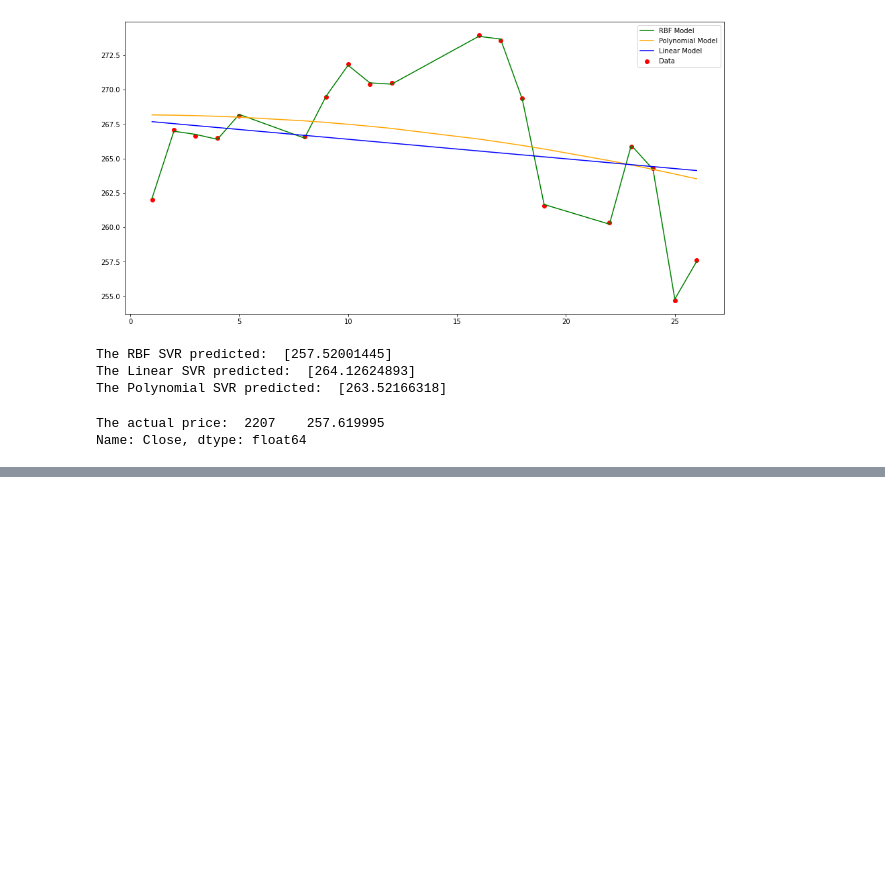
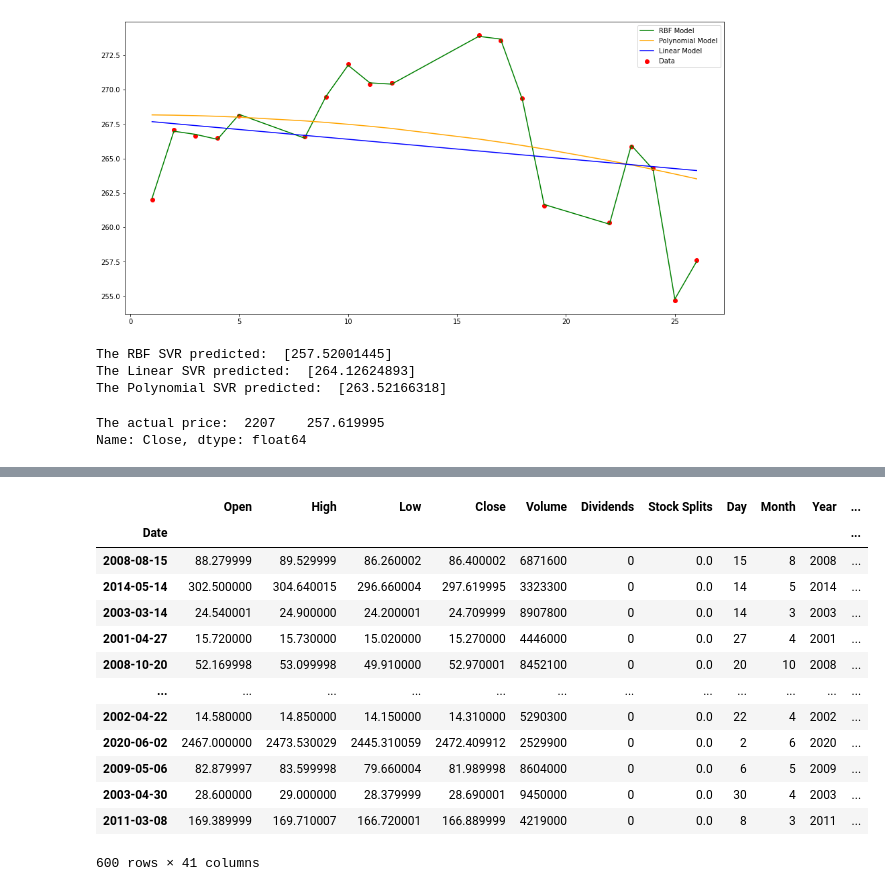
Before and after one commit to Scorpsy/Group_Project, a Jupyter notebook: svr.ipynb, the cells around one changed output, grey strips where cells are left out. Saved outputs shown, nothing was run; the diff lists cells and outputs as text; code cells hidden in the pictures; blank space fills up the shorter version.

```diff
--- a/svr.ipynb
+++ b/svr.ipynb
@@ -173,0 +198,22 @@ array([418.42823131, 498.819404  , 420.09666214, 673.22431451,
+# %%
+X_train, X_test, y_train, y_test = train_test_split(X, y, test_size=0.1)
+# %%
+y_test.dropna()
+y_train.dropna()
+X_train.dropna()
+X_test.dropna()
+# %% [output]
+|  | Open | High | Low | Close | Volume | Dividends | Stock Splits | Day | Month | Year | ... |
+| Date |  |  |  |  |  |  |  |  |  |  | ... |
+| 2008-08-15 | 88.279999 | 89.529999 | 86.260002 | 86.400002 | 6871600 | 0 | 0.0 | 15 | 8 | 2008 | ... |
+| 2014-05-14 | 302.500000 | 304.640015 | 296.660004 | 297.619995 | 3323300 | 0 | 0.0 | 14 | 5 | 2014 | ... |
+| 2003-03-14 | 24.540001 | 24.900000 | 24.200001 | 24.709999 | 8907800 | 0 | 0.0 | 14 | 3 | 2003 | ... |
+| 2001-04-27 | 15.720000 | 15.730000 | 15.020000 | 15.270000 | 4446000 | 0 | 0.0 | 27 | 4 | 2001 | ... |
+| 2008-10-20 | 52.169998 | 53.099998 | 49.910000 | 52.970001 | 8452100 | 0 | 0.0 | 20 | 10 | 2008 | ... |
+| ... | ... | ... | ... | ... | ... | ... | ... | ... | ... | ... | ... |
+| 2002-04-22 | 14.580000 | 14.850000 | 14.150000 | 14.310000 | 5290300 | 0 | 0.0 | 22 | 4 | 2002 | ... |
+| 2020-06-02 | 2467.000000 | 2473.530029 | 2445.310059 | 2472.409912 | 2529900 | 0 | 0.0 | 2 | 6 | 2020 | ... |
+| 2009-05-06 | 82.879997 | 83.599998 | 79.660004 | 81.989998 | 8604000 | 0 | 0.0 | 6 | 5 | 2009 | ... |
+| 2003-04-30 | 28.600000 | 29.000000 | 28.379999 | 28.690001 | 9450000 | 0 | 0.0 | 30 | 4 | 2003 | ... |
+| 2011-03-08 | 169.389999 | 169.710007 | 166.720001 | 166.889999 | 4219000 | 0 | 0.0 | 8 | 3 | 2011 | ... |
+600 rows × 41 columns
```
Also changed, not shown: parts of 22 cells of this notebook, 9 other files.
